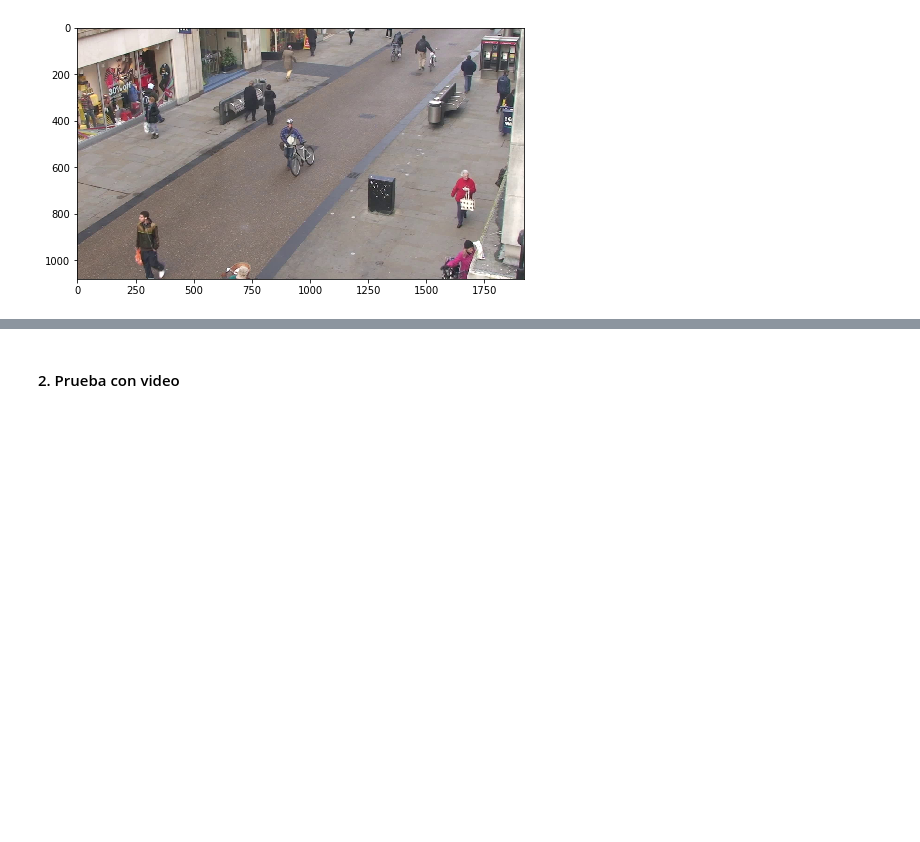
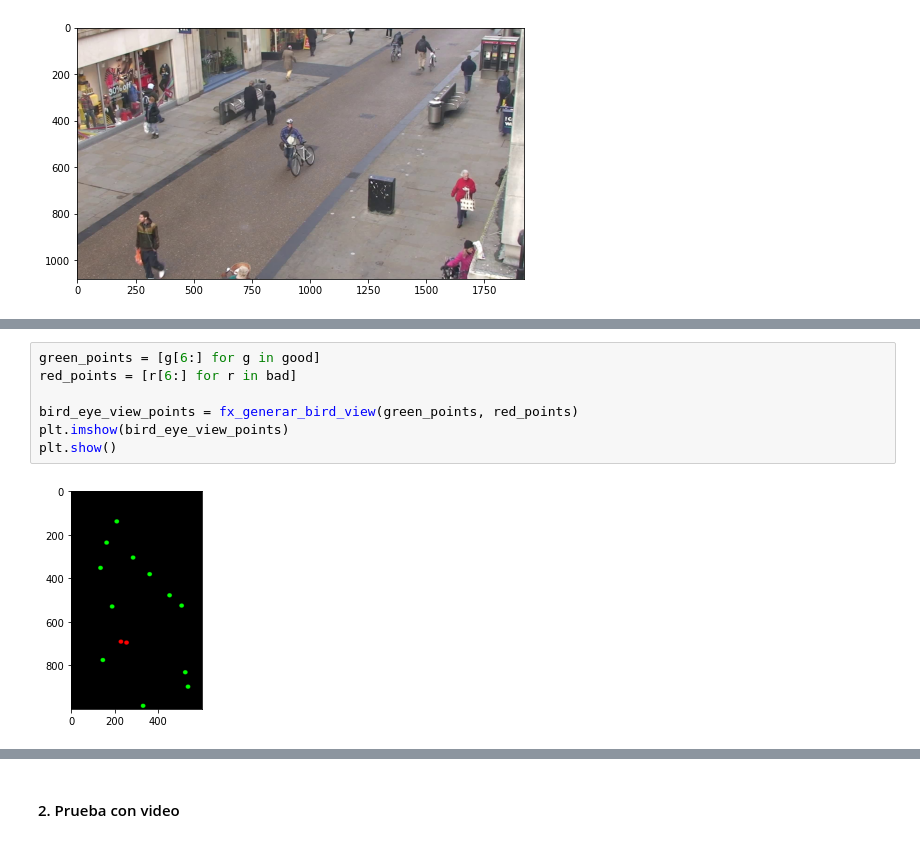
Before and after one commit to jjrodcast/SocialDistanceDetector, a Jupyter notebook: Social Distance Detector v3.ipynb, the cells around one changed output, grey strips where cells are left out. Saved outputs shown, nothing was run; the diff lists cells and outputs as text; blank space fills up the shorter version.

```diff
--- a/Social Distance Detector v3.ipynb
+++ b/Social Distance Detector v3.ipynb
@@ -53,0 +142,9 @@ Wall time: 1.46 s
+# %%
+green_points = [g[6:] for g in good]
+red_points = [r[6:] for r in bad]
+
+bird_eye_view_points = fx_generar_bird_view(green_points, red_points)
+plt.imshow(bird_eye_view_points)
+plt.show()
+# %% [output]
+[figure, added]
```
Also changed, not shown: parts of 8 cells of this notebook.
